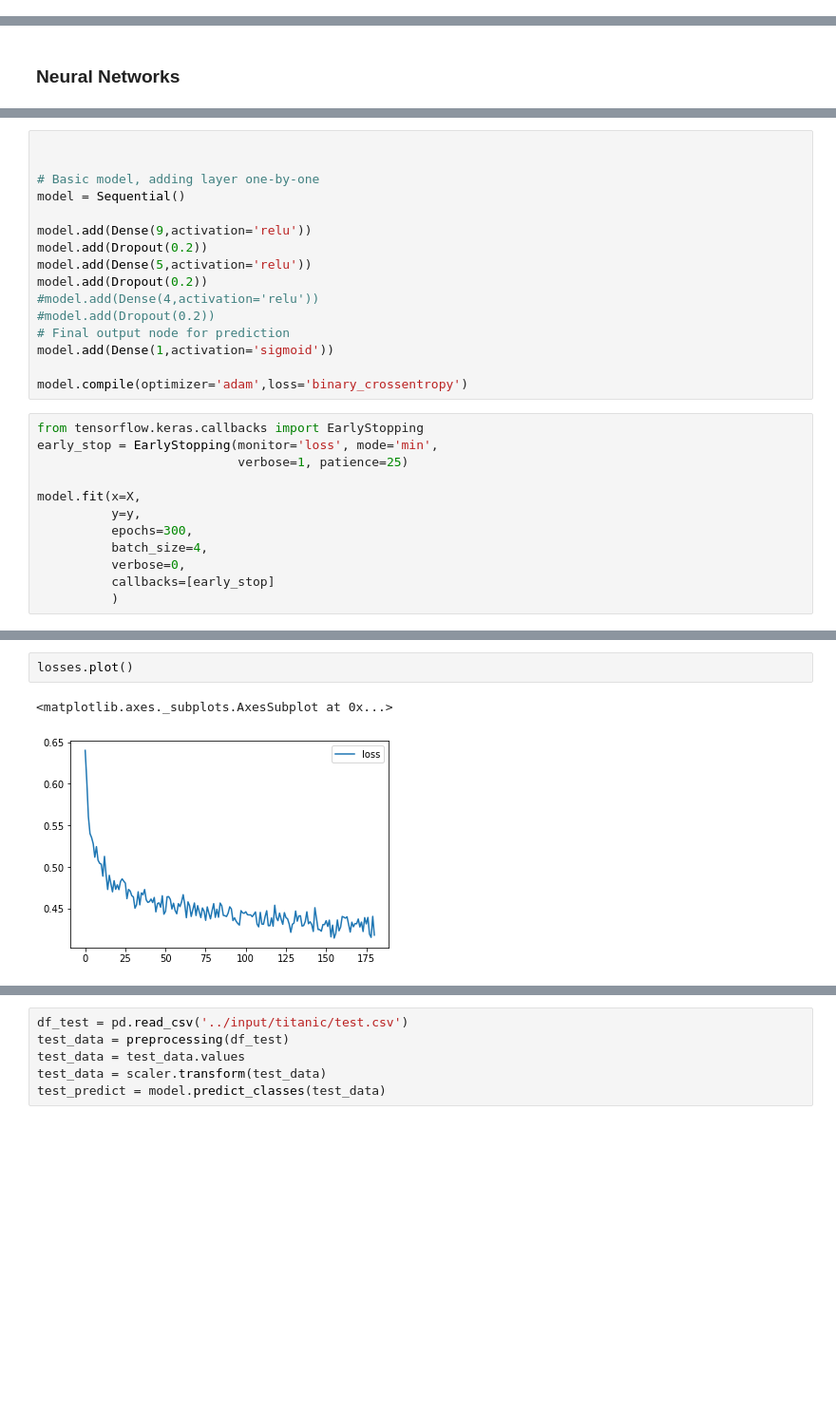
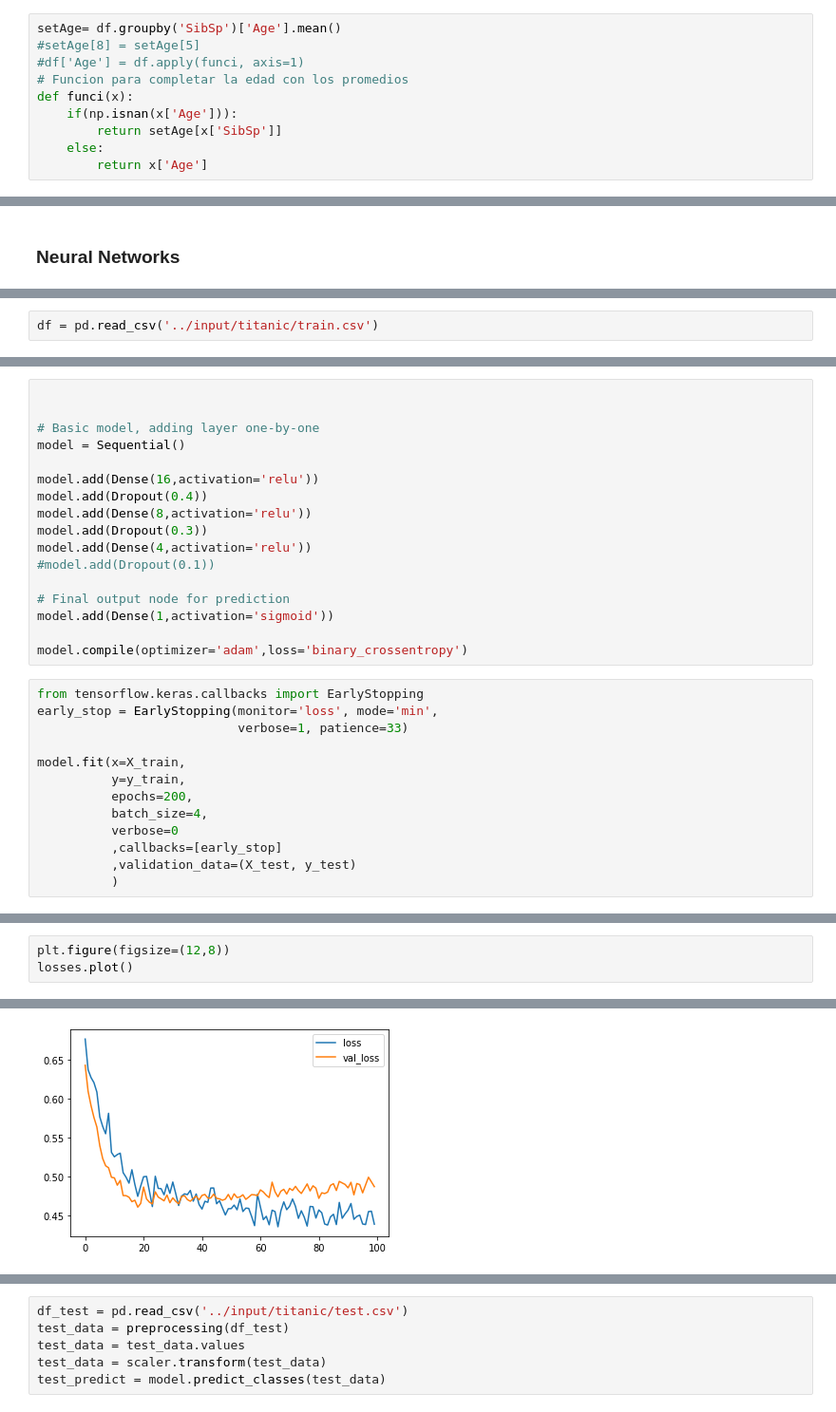
Before and after one commit to victor-elizondo/Notebooks, a Jupyter notebook: Titanic/working/Titanic_Kaggle.ipynb, the cells around one changed output, grey strips where cells are left out. Shown at 95% size. Drawn from its saved outputs; the diff is of its cells as text; blank space fills up the shorter version.

```diff
--- a/Titanic/working/Titanic_Kaggle.ipynb
+++ b/Titanic/working/Titanic_Kaggle.ipynb
@@ -192,6 +192,16 @@ Data columns (total 15 columns):
  14  SibSp_8      891 non-null    uint8
 dtypes: float64(2), int64(1), uint8(12)
 memory usage: 31.4 KB
+# %%
+setAge= df.groupby('SibSp')['Age'].mean()
+#setAge[8] = setAge[5]
+#df['Age'] = df.apply(funci, axis=1)
+# Funcion para completar la edad con los promedios
+def funci(x):
+    if(np.isnan(x['Age'])):
+        return setAge[x['SibSp']]
+    else:
+        return x['Age']
 # %%
 def preprocessing(x):
     x = x.drop('PassengerId', axis=1)
@@ -318,0 +333,2 @@ A total of 891 elements processed
+# %%
+df = pd.read_csv('../input/titanic/train.csv')
@@ -340,12 +373,13 @@ X = scaler.transform(X)
 # Basic model, adding layer one-by-one
 model = Sequential()
 
-model.add(Dense(9,activation='relu'))
-model.add(Dropout(0.2))
-model.add(Dense(5,activation='relu'))
-model.add(Dropout(0.2))
-#model.add(Dense(4,activation='relu'))
-#model.add(Dropout(0.2))
+model.add(Dense(16,activation='relu'))
+model.add(Dropout(0.4))
+model.add(Dense(8,activation='relu'))
+model.add(Dropout(0.3))
+model.add(Dense(4,activation='relu'))
+#model.add(Dropout(0.1))
+
 # Final output node for prediction
 model.add(Dense(1,activation='sigmoid'))
 
@@ -353,13 +387,14 @@ model.compile(optimizer='adam',loss='binary_crossentropy')
 # %%
 from tensorflow.keras.callbacks import EarlyStopping
 early_stop = EarlyStopping(monitor='loss', mode='min',
-                           verbose=1, patience=25)
+                           verbose=1, patience=33)
 
-model.fit(x=X,
-          y=y,
-          epochs=300,
+model.fit(x=X_train,
+          y=y_train,
+          epochs=200,
           batch_size=4,
-          verbose=0,
-          callbacks=[early_stop]
+          verbose=0
+          ,callbacks=[early_stop]
+          ,validation_data=(X_test, y_test)
           )
 # %% [output]
@@ -374,5 +410,4 @@ Name: 180, dtype: float64
-# %%
-losses.plot()
-# %% [output]
-<matplotlib.axes._subplots.AxesSubplot at 0x...>
-[figure, removed]
+# %%
+plt.figure(figsize=(12,8))
+losses.plot()
+# %% [output]
@@ -378,0 +416 @@ losses.plot()
+[figure, added]
```
Also changed, not shown: parts of 19 cells of this notebook, 2 other files.
